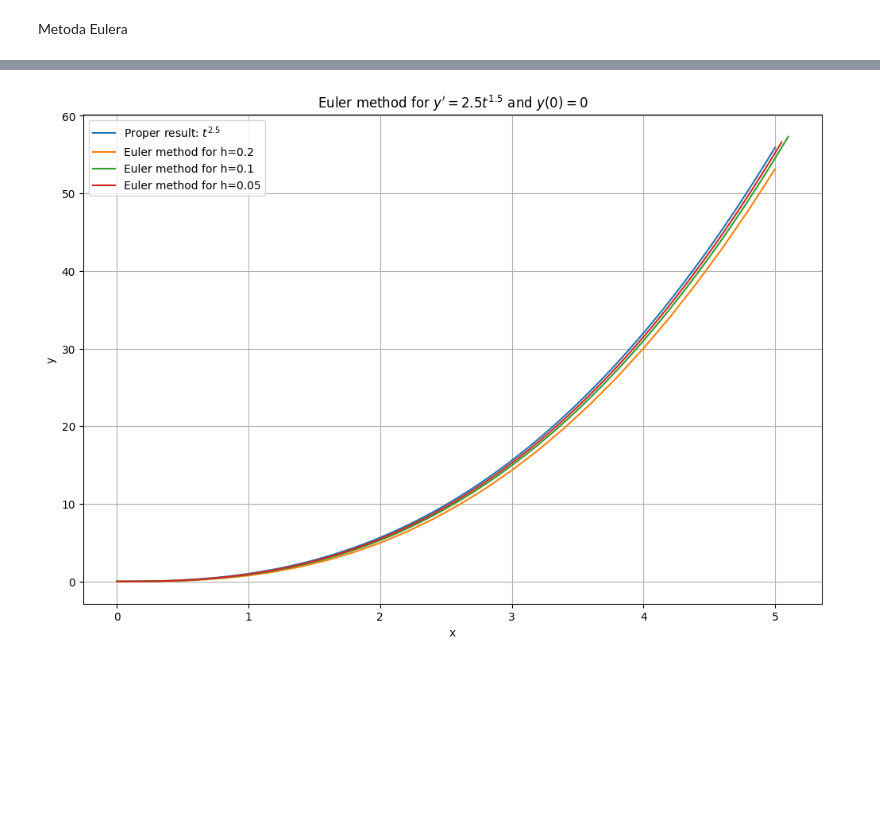
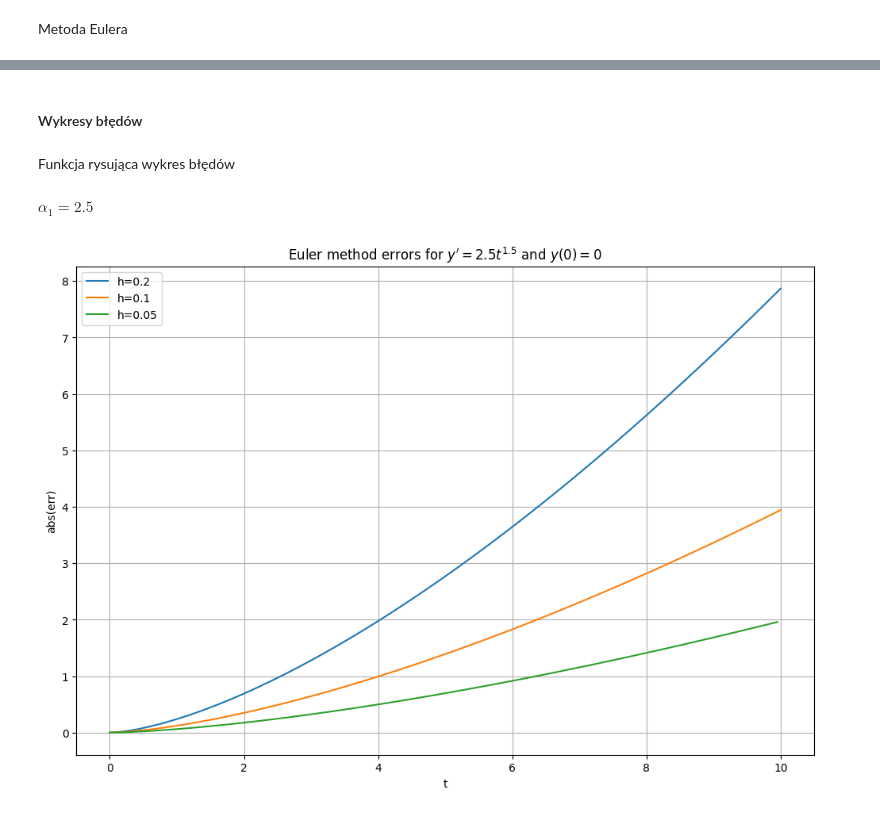
Before and after one commit to Mosder/agh, a Jupyter notebook: sem4/mownit/lab09/zad6.ipynb, the cells around one changed output, grey strips where cells are left out. Drawn from its saved outputs; the diff is of its cells as text; code cells hidden in the pictures; blank space fills up the shorter version.

```diff
--- a/sem4/mownit/lab09/zad6.ipynb
+++ b/sem4/mownit/lab09/zad6.ipynb
@@ -37,14 +37,12 @@ hs = [0.2, 0.1, 0.05]
 Metoda Eulera
 # %%
 # Euler method function
-def euler(t0, t_end, y0, h, f):
-    tn = t0
-    yn = y0
+def euler(t0, t_end, y0, h, alpha):
     ts = [t0]
     ys = [y0]
-    while tn < t_end:
-        yn += h*f(tn)
-        tn += h
-        ts.append(tn)
-        ys.append(yn)
-    return ts, ys
+    while ts[-1] < t_end - h:
+        ys.append(ys[-1] + h*dy_dt(alpha, ts[-1]))
+        ts.append(ts[-1] + h)
+    ts = np.array(ts)
+    ys = np.array(ys)
+    return ts, ys, np.abs(ys - y(alpha, ts))
@@ -73,7 +51,33 @@ def plot_result(alpha, x_start, x_end, hs, results):
+# %%
+# get results for alpha1 and all hs
+results1 = [euler(t0, t_end, y0, h, alphas[0]) for h in hs]
+# get results for alpha2 and all hs
+results2 = [euler(t0, t_end, y0, h, alphas[1]) for h in hs]
+# get results for alpha3 and all hs
+results3 = [euler(t0, t_end, y0, h, alphas[2]) for h in hs]
+# %% [markdown]
+<h4>Wykresy błędów</h4>
+# %% [markdown]
+Funkcja rysująca wykres błędów
+# %%
+def plot_errors(alpha, x_start, x_end, hs, results):
+    # set figsize
+    plt.figure(figsize=(12,8))
+    # add title and labels
+    plt.title(rf"Euler method errors for $y' = {alpha}t^{{{round(alpha-1.0, 10)}}}$ and $y(0) = 0$")
+    plt.xlabel("t")
+    plt.ylabel("abs(err)")
+    # plot errors
+    for i in range(len(hs)):
+        plt.plot(results[i][0], results[i][2], label=f"h={hs[i]}")
+    # show with legend
+    plt.legend()
+    plt.grid()
+    plt.show()
+# %% [markdown]
+$\alpha_1 = 2.5$
 # %%
-# get results for all hs
-results1 = [euler(t0, t_end, y0, h, lambda t: dy_dt(alphas[0], t)) for h in hs]
-# plot results
-plot_result(alphas[0], t0, t_end, hs, results1)
+# plot errors
+plot_errors(alphas[0], t0, t_end, hs, results1)
 # %% [output]
-[figure, old version]
+[figure, new version]
```
Also changed, not shown: parts of 18 cells of this notebook, 9 other files.
